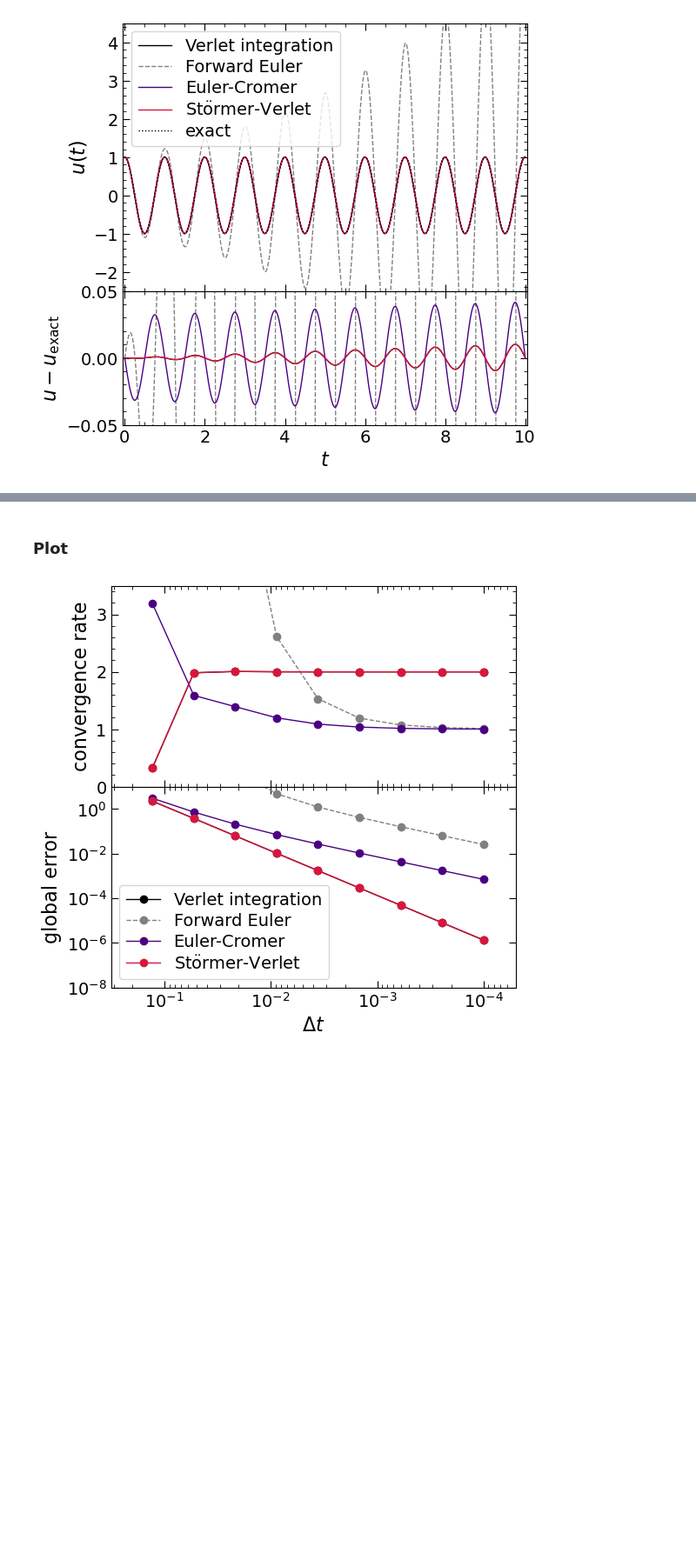
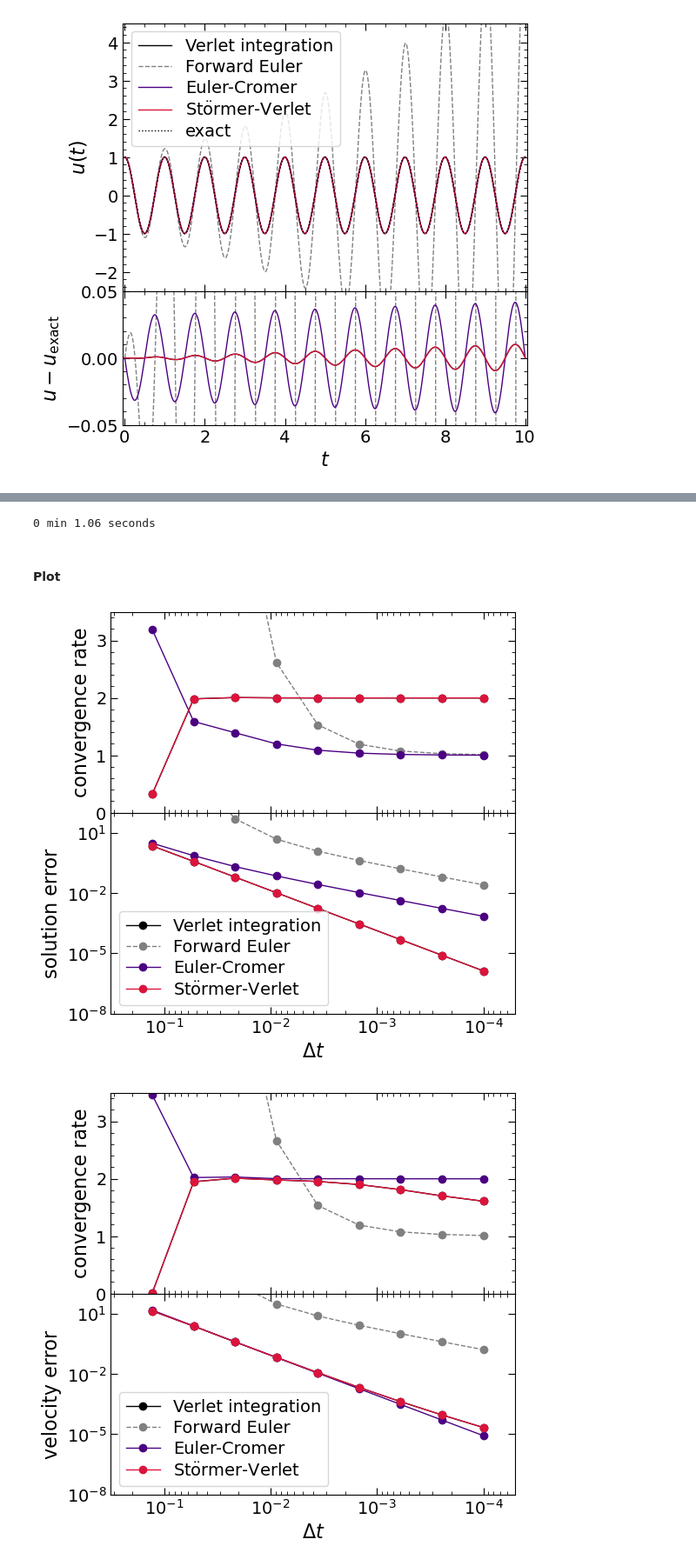
Before and after one commit to a-paranjape/numerical-methods-tutorial, a Jupyter notebook: examples/ODE_Examples.ipynb, the cells around one changed output, grey strips where cells are left out. Shown at 87% size. Saved outputs shown, nothing was run; the diff lists cells and outputs as text; code cells hidden in the pictures; blank space fills up the shorter version.

Commit message:
added unified support for solution, velocity and energy error

```diff
--- a/examples/ODE_Examples.ipynb
+++ b/examples/ODE_Examples.ipynb
@@ -143,14 +143,7 @@ plt.show()
 # %%
-start_time = time()
-dt_max_sho = 0.999*2/omega
-dt_min_sho = 1e-4
 tdict_sho = {}
-rdict_sho = {}
 for scheme in sdict.keys():
     tdict_sho[scheme] = Test_ODEInt(sdict[scheme],ode_inst=sho)
-    error,rate,dts = tdict_sho[scheme].convergence_solution(T,u0,v0,theta_f=[omega],dt_max=dt_max_sho,dt_min=dt_min_sho)
-    rdict_sho[scheme] = {'dts':dts,'rate':rate,'error':error}
-ut.time_this(start_time)
 # %% [output]
 ---------------
 ODE integration
@@ -172,32 +165,49 @@ ODE integration
+# %%
+start_time = time()
+dt_max_sho = 0.999*2/omega
+dt_min_sho = 1e-4
+rdict_sho = {}
+for scheme in sdict.keys():
+    rdict_sho[scheme] = {key:None for key in tdict_sho[scheme].etype_dict.keys()}
+    for key in rdict_sho[scheme].keys():
+        error,rate,dts = tdict_sho[scheme].convergence(T,u0,v0,theta_f=[omega],dt_max=dt_max_sho,dt_min=dt_min_sho,error_type=key)
+        rdict_sho[scheme][key] = {'dts':dts,'rate':rate,'error':error}
+ut.time_this(start_time)
+# %% [output]
+0 min 1.06 seconds
 # %% [markdown]
-### Plot
+#### Plot
 # %%
-plt.figure(figsize=(6,6))
-gs = gridspec.GridSpec(2,1,height_ratios=[1,1],hspace=0)
+for error_type in rdict_sho['verlet'].keys():
+    plt.figure(figsize=(6,6))
+    gs = gridspec.GridSpec(2,1,height_ratios=[1,1],hspace=0)
 
-ax = []
-for i in range(2):
-    ax_this = plt.subplot(gs[i])
-    ax_this.set_xlim(dt_max_sho,0.5*dt_min_sho)
-    ax_this.set_xscale('log')
-    ax_this.minorticks_on()
-    ax.append(ax_this)
+    ax = []
+    for i in range(2):
+        ax_this = plt.subplot(gs[i])
+        ax_this.set_xlim(dt_max_sho,0.5*dt_min_sho)
+        ax_this.set_xscale('log')
+        ax_this.minorticks_on()
+        ax.append(ax_this)
 
-ax[0].set_ylim(0,3.5)
-ax[0].set_ylabel('convergence rate')
-ax[0].set_xticklabels('')
+    ax[0].set_ylim(0,3.5)
+    ax[0].set_ylabel('convergence rate')
+    ax[0].set_xticklabels('')
 
-ax[1].set_ylim(1e-8,1e1)
-ax[1].set_yscale('log')
-ax[1].set_ylabel('global error')
-ax[1].set_xlabel('$\\Delta t$')
+    ax[1].set_ylim(1e-8,1e2)
+    ax[1].set_yscale('log')
+    ax[1].set_ylabel(error_type+' error')
+    ax[1].set_xlabel('$\\Delta t$')
 
-for scheme in rdict_sho.keys():
-    ls,lw,col,lab = pltdict[scheme]['ls'],pltdict[scheme]['lw'],pltdict[scheme]['col'],pltdict[scheme]['lab']
-    error,rate,dts = rdict_sho[scheme]['error'],rdict_sho[scheme]['rate'],rdict_sho[scheme]['dts']
-    ax[0].plot(dts,rate,'o',ls=ls,lw=lw,c=col,label=lab)
-    ax[1].plot(dts,error,'o',ls=ls,lw=lw,c=col,label=lab)
-ax[1].legend(loc='lower left')
-plt.show()
+    for scheme in rdict_sho.keys():
+        ls,lw,col,lab = pltdict[scheme]['ls'],pltdict[scheme]['lw'],pltdict[scheme]['col'],pltdict[scheme]['lab']
+        error = rdict_sho[scheme][error_type]['error']
+        rate = rdict_sho[scheme][error_type]['rate']
+        dts = rdict_sho[scheme][error_type]['dts']
+        ax[0].plot(dts,rate,'o',ls=ls,lw=lw,c=col,label=lab)
+        ax[1].plot(dts,error,'o',ls=ls,lw=lw,c=col,label=lab)
+    ax[1].legend(loc='lower left')
+    plt.show()
 # %% [output]
-[figure, old version]
+[figure, new version]
+[figure, added]
```
Also changed, not shown: parts of 4 cells of this notebook, 1 other file.
